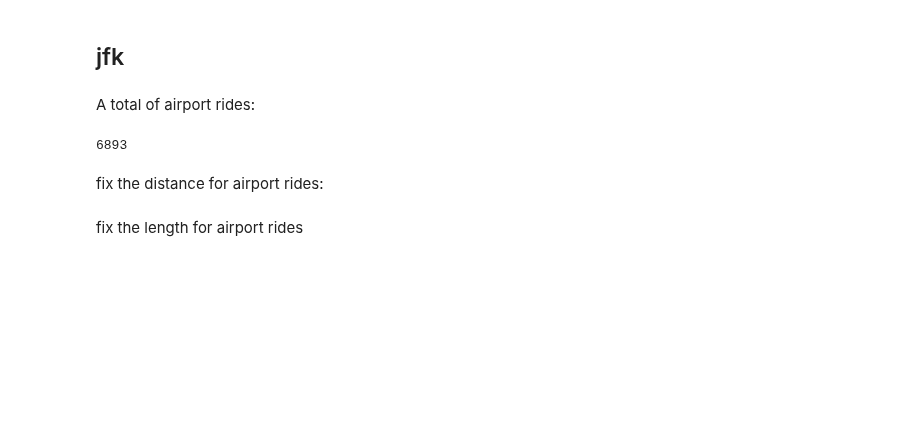
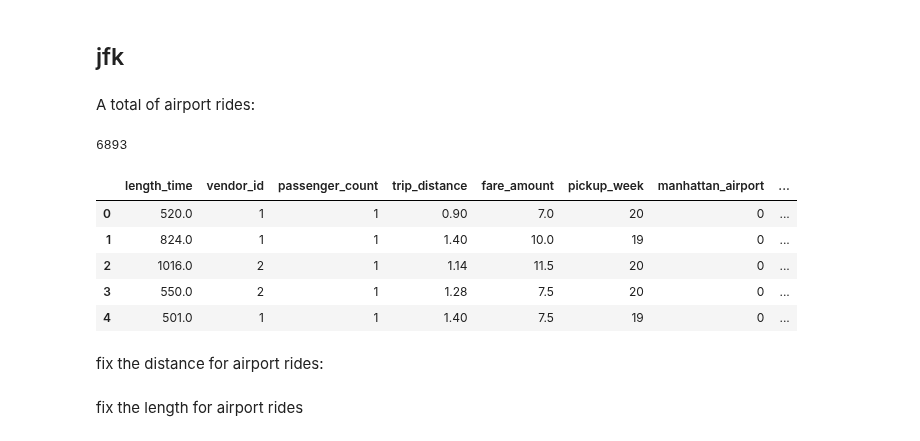
Before and after one commit to MichalKrzyzanski2002/Foundations-Data-Science-Project, a Jupyter notebook: prediction_kuba.ipynb, the cells around one changed output. Drawn from its saved outputs; the diff is of its cells as text; code cells hidden in the pictures; blank space fills up the shorter version.

```diff
--- a/prediction_kuba.ipynb
+++ b/prediction_kuba.ipynb
@@ -32,6 +32,15 @@ manhattan_airport2.sum()
 6893
 # %%
 df['manhattan_airport'] = manhattan_airport2.astype(int)
+# %%
+df.head()
+# %% [output]
+|  | length_time | vendor_id | passenger_count | trip_distance | fare_amount | pickup_week | manhattan_airport | ... |
+| 0 | 520.0 | 1 | 1 | 0.90 | 7.0 | 20 | 0 | ... |
+| 1 | 824.0 | 1 | 1 | 1.40 | 10.0 | 19 | 0 | ... |
+| 2 | 1016.0 | 2 | 1 | 1.14 | 11.5 | 20 | 0 | ... |
+| 3 | 550.0 | 2 | 1 | 1.28 | 7.5 | 20 | 0 | ... |
+| 4 | 501.0 | 1 | 1 | 1.40 | 7.5 | 19 | 0 | ... |
 # %% [markdown]
 fix the distance for airport rides:
 # %%
```
Also changed, not shown: parts of 10 cells of this notebook.
